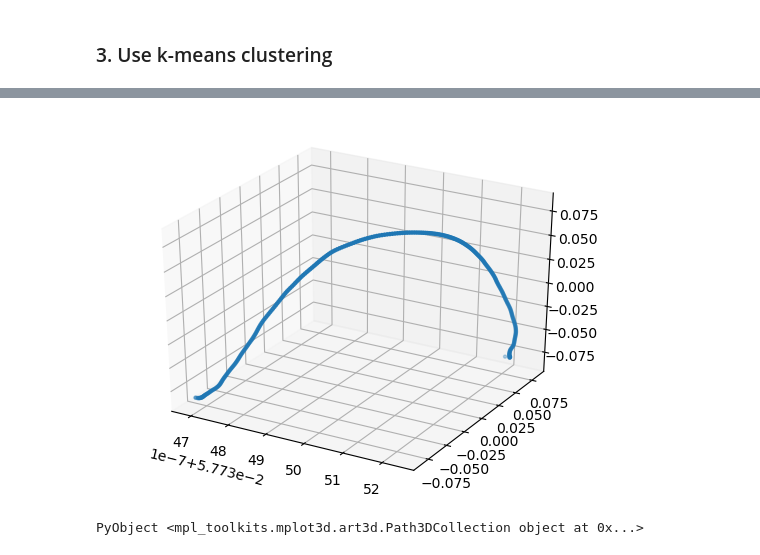
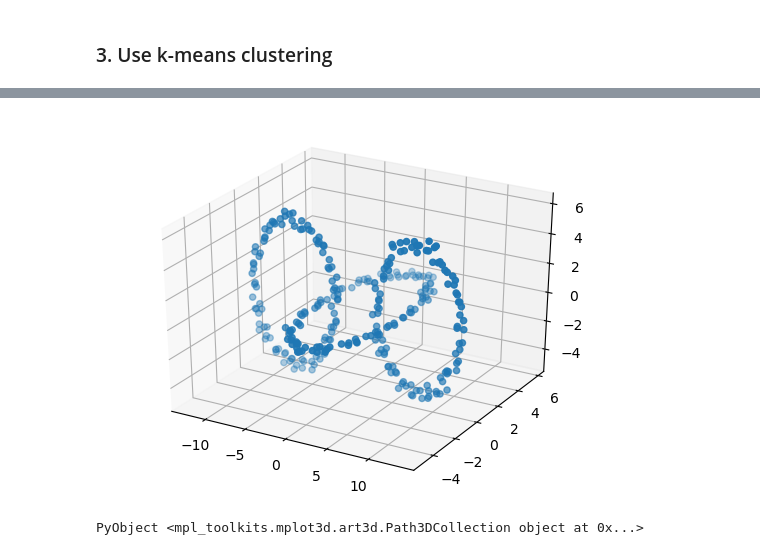
Before and after one commit to chingruchung/Diffusion-Maps-in-Julia, a Jupyter notebook: DiffMap_julia1.ipynb, the cells around one changed output, grey strips where cells are left out. Drawn from its saved outputs; the diff is of its cells as text; code cells hidden in the pictures.

```diff
--- a/DiffMap_julia1.ipynb
+++ b/DiffMap_julia1.ipynb
@@ -371,5 +324,5 @@ Yt1 = DiffMap(data , sigma , c) ;
 # %%
-scatter3D(Yt1[:,1] , Yt1[:,2] , Yt1[:,3] , s = 5)
+scatter3D(data2[:,1] , data2[:,2] , data2[:,3] , s = 20 )
 # %% [output]
-[figure, old version]
+[figure, new version]
 PyObject <mpl_toolkits.mplot3d.art3d.Path3DCollection object at 0x...>
```
Also changed, not shown: parts of 40 cells of this notebook, 2 other files.
